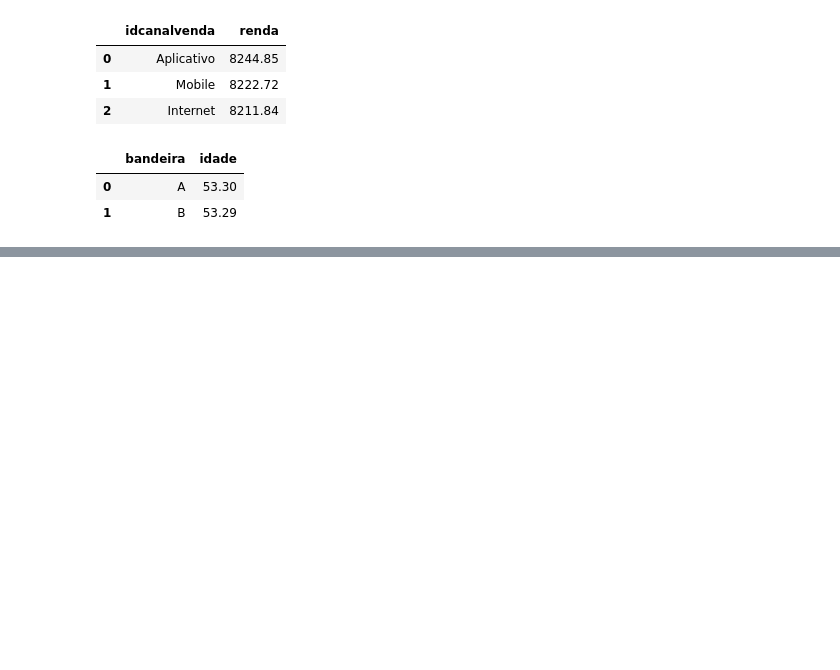
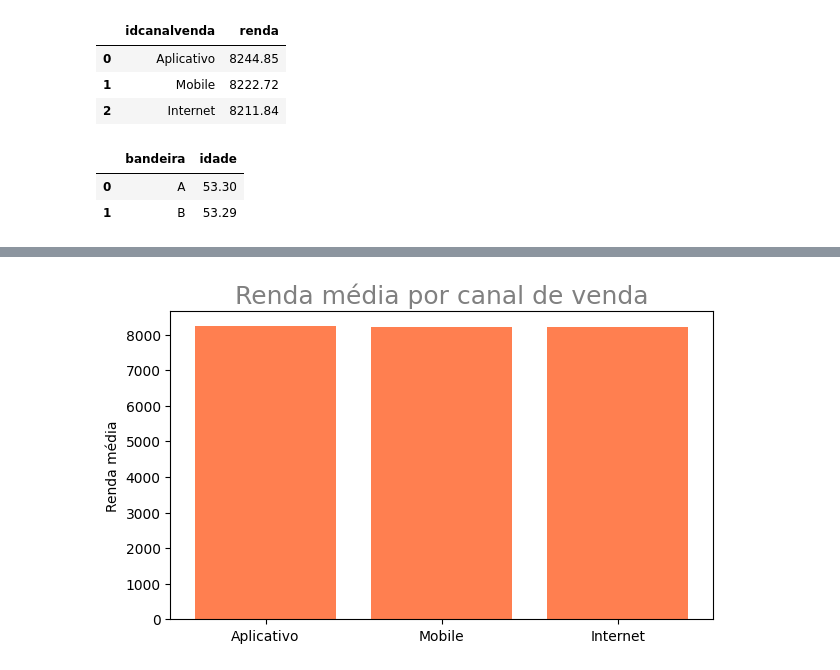
Before and after one commit to FelipeNunesReis/AnaliseExploratorias, a Jupyter notebook: AnalysisRetail.ipynb, the cells around one changed output, grey strips where cells are left out. Saved outputs shown, nothing was run; the diff lists cells and outputs as text; code cells hidden in the pictures; blank space fills up the shorter version.

```diff
--- a/AnalysisRetail.ipynb
+++ b/AnalysisRetail.ipynb
@@ -422,0 +442,10 @@ agg_idade_bandeira.head()
+# %%
+fig = plt.figure(figsize=(7,4))
+
+plt.bar(agg_idcanal_renda['idcanalvenda'], agg_idcanal_renda['renda'], color = 'coral')
+
+plt.ylabel('Renda média')
+
+plt.title('Renda média por canal de venda', fontsize = 18, color = 'gray' );
+# %% [output]
+[figure, added]
```
Also changed, not shown: parts of 12 cells of this notebook.
